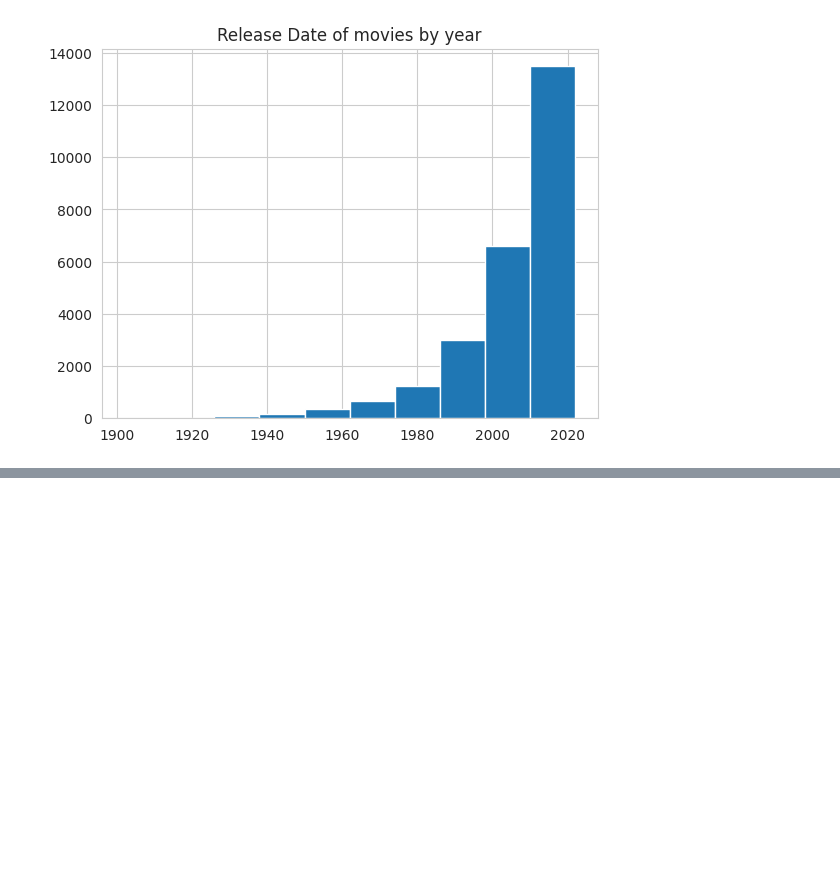
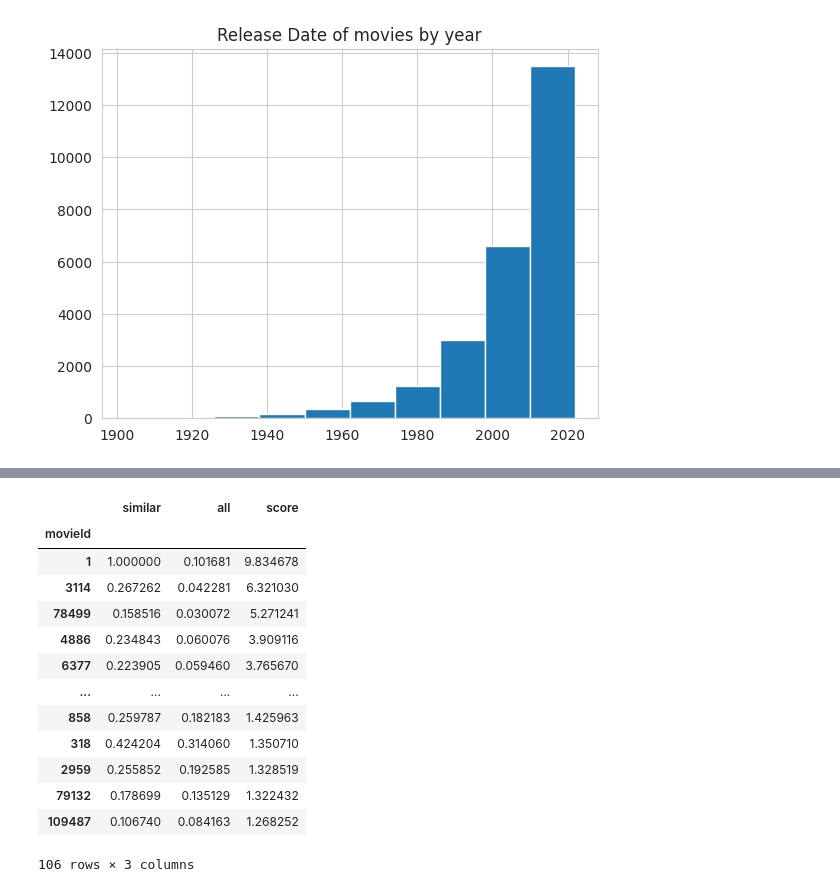
Before and after one commit to ak-pydev/kaggle_projects, a Jupyter notebook: movie_recommendation.ipynb, the cells around one changed output, grey strips where cells are left out. Cells and saved outputs as stored; diff of their text form; code cells hidden in the pictures; blank space fills up the shorter version.

```diff
--- a/movie_recommendation.ipynb
+++ b/movie_recommendation.ipynb
@@ -242,0 +416,17 @@ Text(0.5, 1.0, 'Release Date of movies by year')
+# %%
+rec_percentages
+# %% [output]
+|  | similar | all | score |
+| movieId |  |  |  |
+| 1 | 1.000000 | 0.101681 | 9.834678 |
+| 3114 | 0.267262 | 0.042281 | 6.321030 |
+| 78499 | 0.158516 | 0.030072 | 5.271241 |
+| 4886 | 0.234843 | 0.060076 | 3.909116 |
+| 6377 | 0.223905 | 0.059460 | 3.765670 |
+| ... | ... | ... | ... |
+| 858 | 0.259787 | 0.182183 | 1.425963 |
+| 318 | 0.424204 | 0.314060 | 1.350710 |
+| 2959 | 0.255852 | 0.192585 | 1.328519 |
+| 79132 | 0.178699 | 0.135129 | 1.322432 |
+| 109487 | 0.106740 | 0.084163 | 1.268252 |
+106 rows × 3 columns
```
Also changed, not shown: parts of 37 cells of this notebook.
